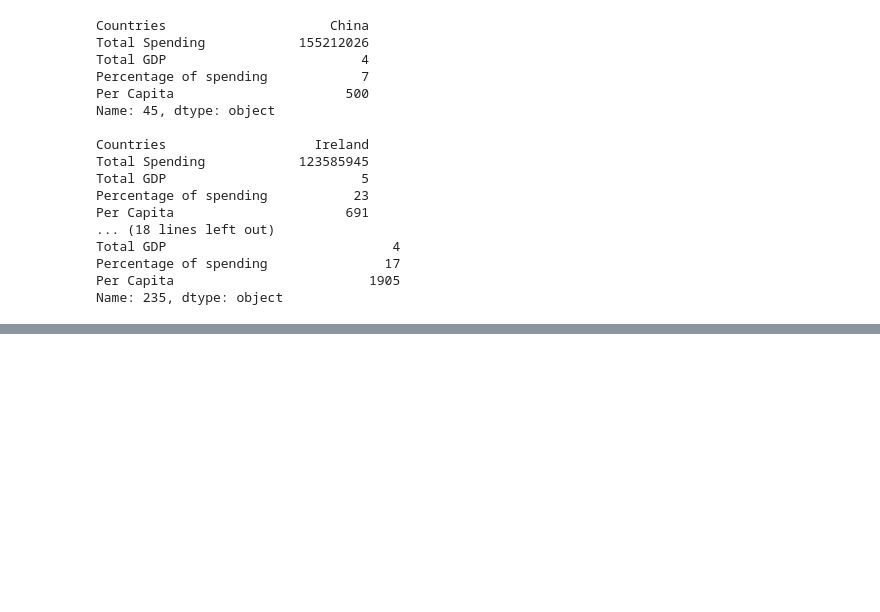
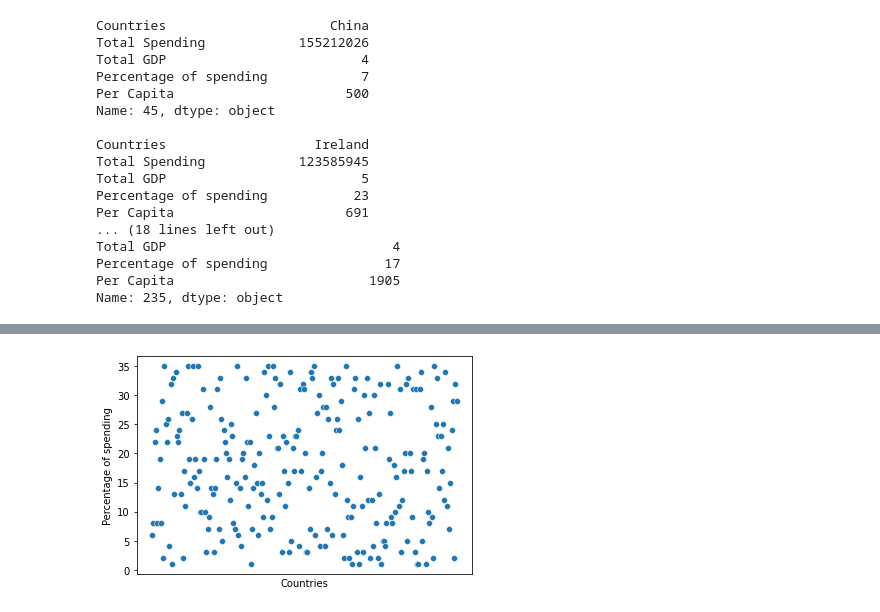
Before and after one commit to KenLin765/PfDA_Project, a Jupyter notebook: Main.ipynb, the cells around one changed output, grey strips where cells are left out. Cells and saved outputs as stored; diff of their text form; code cells hidden in the pictures; blank space fills up the shorter version.

```diff
--- a/Main.ipynb
+++ b/Main.ipynb
@@ -311,0 +339,12 @@ I am going to take the 5 countries and compare their 5 shares, in comparison to
+# %%
+df = pd.read_excel(r'C:\Users\Kenne\OneDrive\Desktop\Programming\PfDA_Project\data\sythesized2.xlsx', sheet_name= 'in')
+
+## Reads in the excel file
+
+sns.scatterplot(data = df, x = "Countries", y = "Percentage of spending")
+
+plt.xticks(range(0,0))
+
+plt.show()
+# %% [output]
+[figure, added]
```
Also changed, not shown: parts of 20 cells of this notebook.
